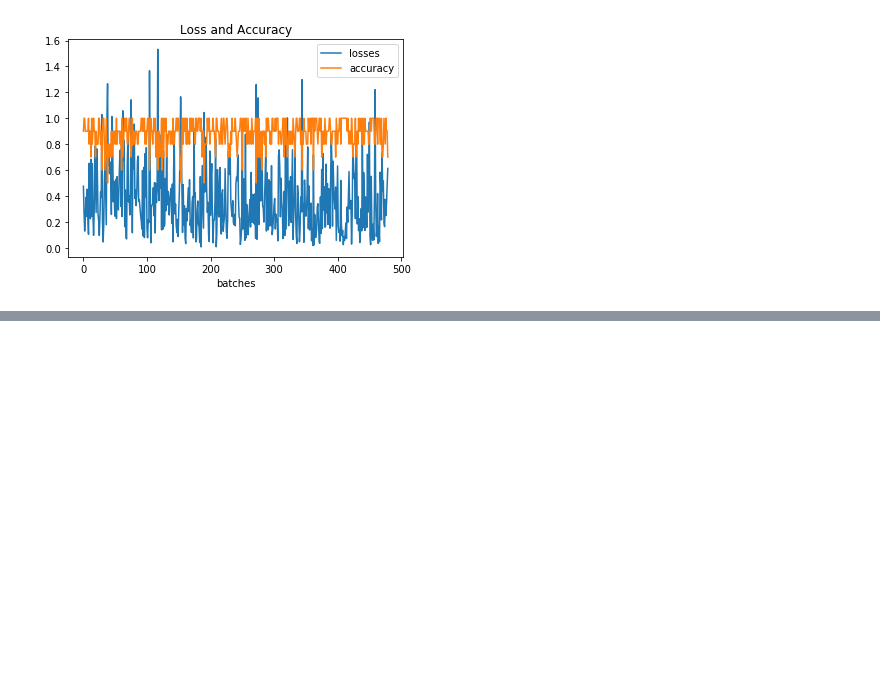
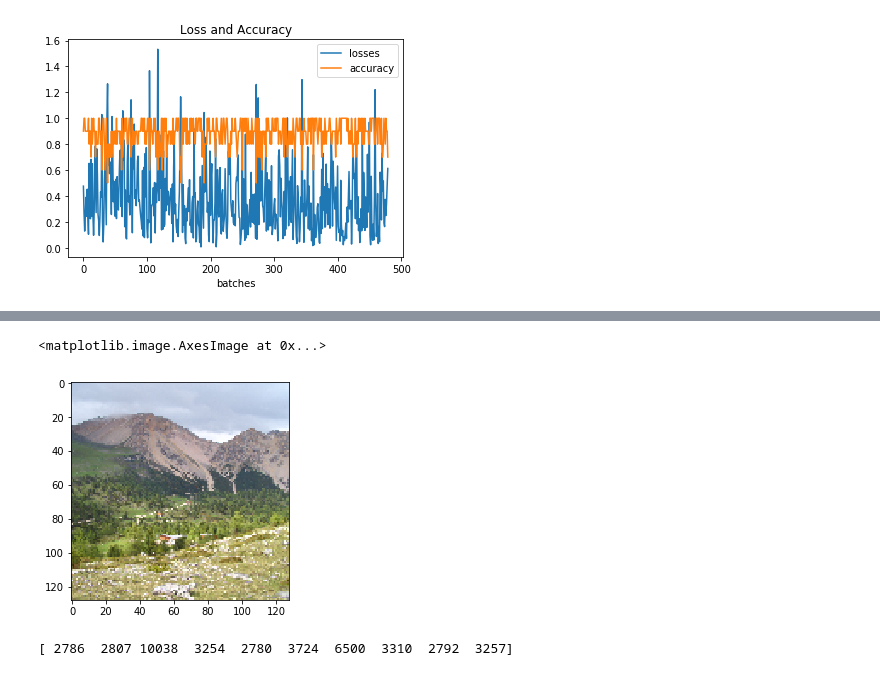
Before and after one commit to stavco9/landmarksColman, a Jupyter notebook: ML2/ml2.ipynb, the cells around one changed output, grey strips where cells are left out. Saved outputs shown, nothing was run; the diff lists cells and outputs as text; code cells hidden in the pictures; blank space fills up the shorter version.

```diff
--- a/ML2/ml2.ipynb
+++ b/ML2/ml2.ipynb
@@ -239,0 +364,14 @@ plt.legend(['losses', 'accuracy'])
+# %%
+image= image.astype(int)
+image = np.reshape(image, (128, 128, 3))
+# %%
+plt.imshow(image)
+# %% [output]
+<matplotlib.image.AxesImage at 0x...>
+[figure, added]
+# %%
+labels = neigh.kneighbors(features, return_distance=False)
+
+print(labels[0])
+# %% [output]
+[ 2786  2807 10038  3254  2780  3724  6500  3310  2792  3257]
```
Also changed, not shown: parts of 9 cells of this notebook, 6 other files.
